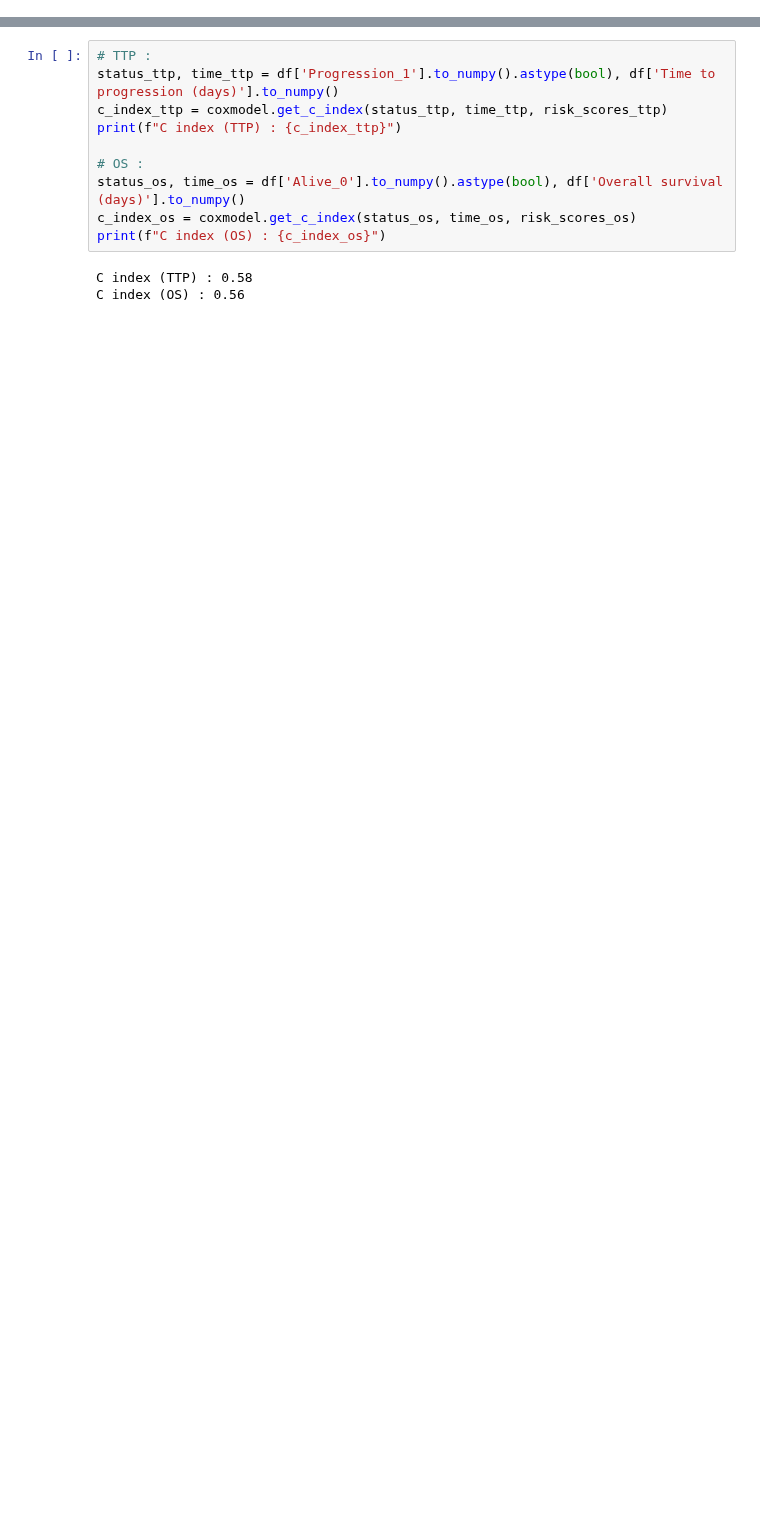
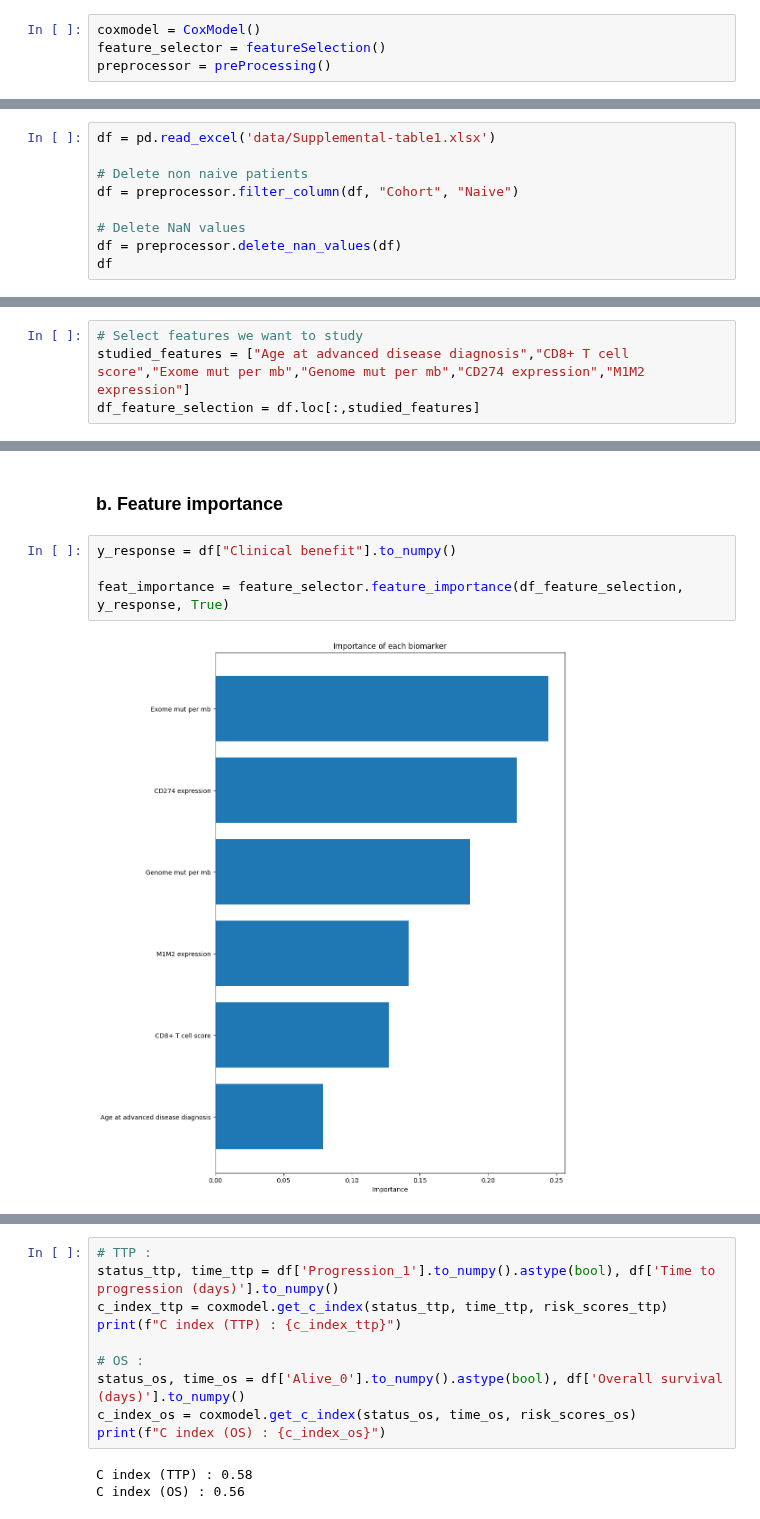
Before and after one commit to Arthur8754/mutational-signatures, a Jupyter notebook: cox-model.ipynb, the cells around one changed output, grey strips where cells are left out. Cells and saved outputs as stored; diff of their text form; blank space fills up the shorter version.

Commit message:
Clean CoxModel notebook

```diff
--- a/cox-model.ipynb
+++ b/cox-model.ipynb
@@ -147,0 +17,4 @@ In this context, the concordance index measures the proportion of patients compa
+# %%
+coxmodel = CoxModel()
+feature_selector = featureSelection()
+preprocessor = preProcessing()
@@ -147,0 +23,9 @@ In this context, the concordance index measures the proportion of patients compa
+# %%
+df = pd.read_excel('data/Supplemental-table1.xlsx')
+
+# Delete non naive patients
+df = preprocessor.filter_column(df, "Cohort", "Naive")
+
+# Delete NaN values
+df = preprocessor.delete_nan_values(df)
+df
@@ -147,0 +48,4 @@ In this context, the concordance index measures the proportion of patients compa
+# %%
+# Select features we want to study
+studied_features = ["Age at advanced disease diagnosis","CD8+ T cell score","Exome mut per mb","Genome mut per mb","CD274 expression","M1M2 expression"]
+df_feature_selection = df.loc[:,studied_features]
@@ -147,0 +58,8 @@ In this context, the concordance index measures the proportion of patients compa
+# %% [markdown]
+### b. Feature importance
+# %%
+y_response = df["Clinical benefit"].to_numpy()
+
+feat_importance = feature_selector.feature_importance(df_feature_selection, y_response, True)
+# %% [output]
+[figure, added]
```
Also changed, not shown: parts of 33 cells of this notebook, 2 other files.
